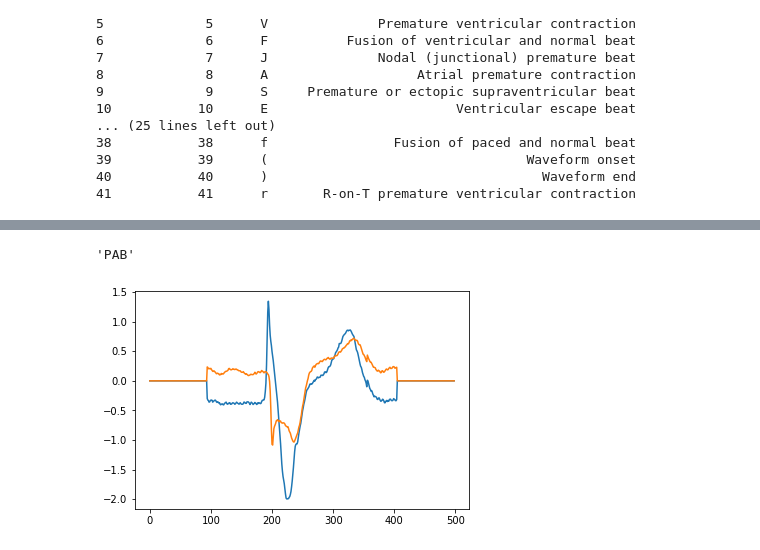
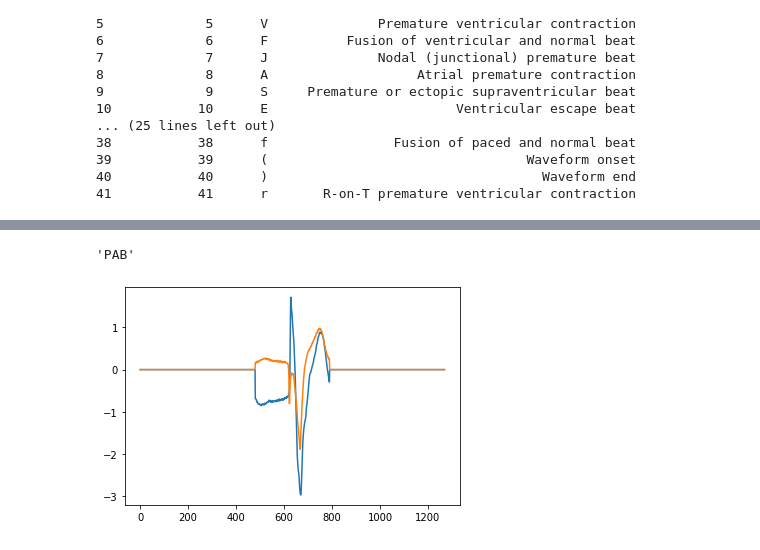
Before and after one commit to AlexandrePerdereau/pfeECG, a Jupyter notebook: PFE.ipynb, the cells around one changed output, grey strips where cells are left out. Drawn from its saved outputs; the diff is of its cells as text; code cells hidden in the pictures.

```diff
--- a/PFE.ipynb
+++ b/PFE.ipynb
@@ -68,12 +68,3 @@ wfdb.show_ann_labels()
 39           39      (                                 Waveform onset
 40           40      )                                   Waveform end
 41           41      r       R-on-T premature ventricular contraction
-# %%
-good = ['N']
-leftBundleBlocks = ['L']
-rightBundleBlocks = ['R']
-atrialContraction = ['A']
-ventricularContraction = ['V']
-paced = ['/']
-ventricularEscape = ['E']
-ventricularFlutterWave = ['!']
@@ -106,33 +99,31 @@ def segmentation(typeBeat):
                 indMid = int(len(signal0)//2)
                 shift = indMax[0] - indMid
 
-                signal0 = np.roll(signal0, -shift)
-                signal1 = np.roll(signal1, -shift)
+                #signal0 = np.roll(signal0, -shift)
+                #signal1 = np.roll(signal1, -shift)
 
-
-                if (len(signal0) < 501):
-                    signal0Pad = padding(signal0,500)
-                    signal1Pad= padding(signal1,500)
-                else:
-                    signal0Pad = signal0
-                    signal1Pad = signal1
                 #print(shift)
                 #if shift > 0:
                  #   signal0 = np.roll(signal0, -shift)
                 #elif shift < 0:
                  #   signal0 = np.roll(signal0, -shift)
 
-                liste1.append(signal0Pad)
-                liste2.append(signal1Pad)
+                liste1.append(signal0)
+                liste2.append(signal1)
 
     #liste1 = liste1[1:]
     #liste2 = liste2[1:]
     return liste1,liste2
 # %%
-def padding(signal0,lmax):
-    length = len(signal0)
-    shift = (lmax - length)//2
-    signalPadded = np.pad(signal0, (shift, shift), 'constant')
+def padding(signal,lmax):
+    signal0Padded = []
+    signal1Padded = []
+    for s0, s1 in list(zip(signal[0], signal[1])):
+      length = len(s0)
+      shift = (lmax - length)//2
+      signal0Padded.append(np.pad(s0, (shift, shift), 'constant'))
+      signal1Padded.append(np.pad(s1, (shift, shift), 'constant'))
+    signalPadded = (signal0Padded,signal1Padded)
     return signalPadded
 # %%
 class ECGDataset(Dataset):
@@ -212,8 +310,9 @@ indexMax = np.argmax(tailles)
 # %%
 
+sample = DS[40000]
 plt.plot(sample['Signals'][0])
 plt.plot(sample['Signals'][1])
 sample['Label']
 # %% [output]
 'PAB'
-[figure, old version]
+[figure, new version]
```
Also changed, not shown: parts of 27 cells of this notebook.
